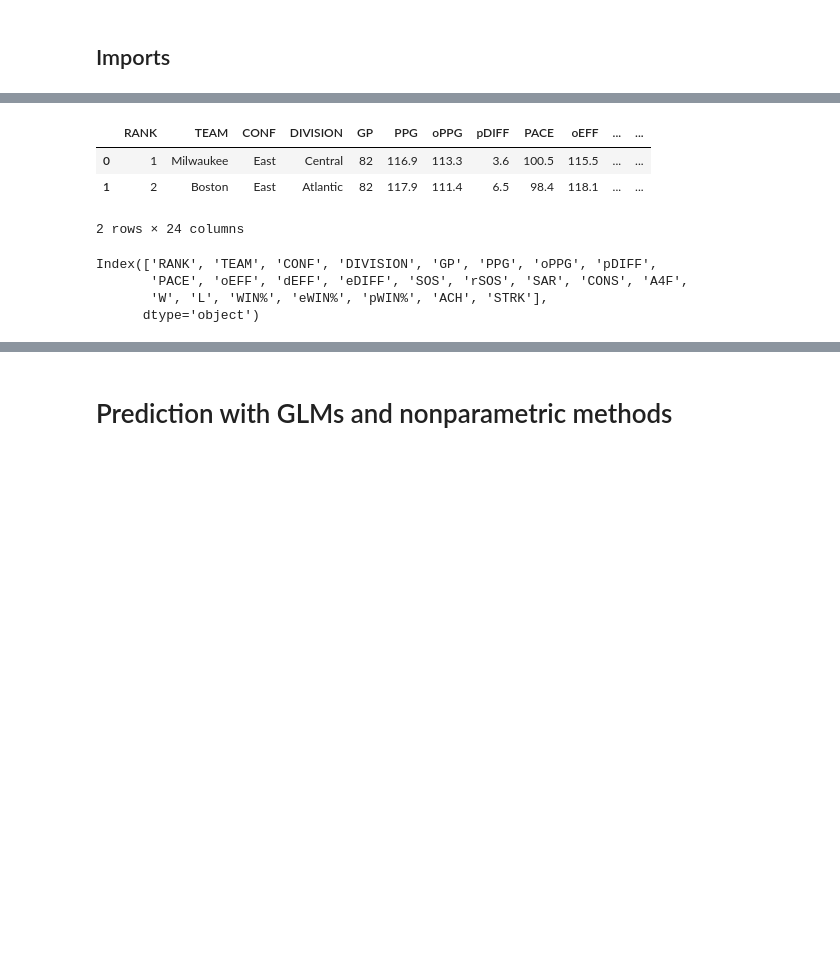
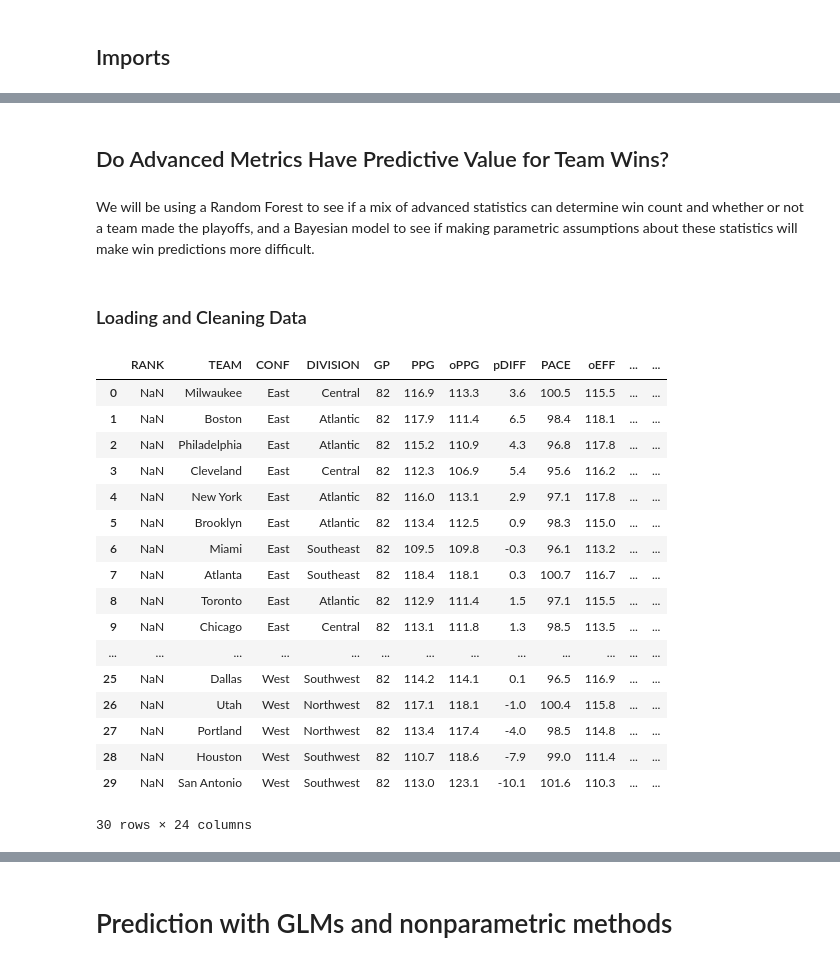
Before and after one commit to nickmelamed/nba_wins_predictions, a Jupyter notebook: Q2_main.ipynb, the cells around one changed output, grey strips where cells are left out. Saved outputs shown, nothing was run; the diff lists cells and outputs as text; code cells hidden in the pictures; blank space fills up the shorter version.

Commit message:
finished first training of random forest

```diff
--- a/Q2_main.ipynb
+++ b/Q2_main.ipynb
@@ -63,14 +20,28 @@ Index(['RANK', 'NAME', 'TEAM', 'POS', 'AGE', 'GP', 'MPG', 'USG%', 'TO%', 'FTA',
-# %%
-team_data.head(2)
-# %% [output]
-|  | RANK | TEAM | CONF | DIVISION | GP | PPG | oPPG | pDIFF | PACE | oEFF | ... | ... |
-| 0 | 1 | Milwaukee | East | Central | 82 | 116.9 | 113.3 | 3.6 | 100.5 | 115.5 | ... | ... |
-| 1 | 2 | Boston | East | Atlantic | 82 | 117.9 | 111.4 | 6.5 | 98.4 | 118.1 | ... | ... |
-2 rows × 24 columns
-# %%
-team_data.columns
-# %% [output]
-Index(['RANK', 'TEAM', 'CONF', 'DIVISION', 'GP', 'PPG', 'oPPG', 'pDIFF',
-       'PACE', 'oEFF', 'dEFF', 'eDIFF', 'SOS', 'rSOS', 'SAR', 'CONS', 'A4F',
-       'W', 'L', 'WIN%', 'eWIN%', 'pWIN%', 'ACH', 'STRK'],
-      dtype='object')
+# %% [markdown]
+## Do Advanced Metrics Have Predictive Value for Team Wins?
+# %% [markdown]
+We will be using a Random Forest to see if a mix of advanced statistics can determine win count and whether or not a team made the playoffs, and a Bayesian model to see if making parametric assumptions about these statistics will make win predictions more difficult.
+# %% [markdown]
+### Loading and Cleaning Data
+# %%
+team = pd.read_csv('./data/2023_teams.csv')
+team
+# %% [output]
+|  | RANK | TEAM | CONF | DIVISION | GP | PPG | oPPG | pDIFF | PACE | oEFF | ... | ... |
+| 0 | NaN | Milwaukee | East | Central | 82 | 116.9 | 113.3 | 3.6 | 100.5 | 115.5 | ... | ... |
+| 1 | NaN | Boston | East | Atlantic | 82 | 117.9 | 111.4 | 6.5 | 98.4 | 118.1 | ... | ... |
+| 2 | NaN | Philadelphia | East | Atlantic | 82 | 115.2 | 110.9 | 4.3 | 96.8 | 117.8 | ... | ... |
+| 3 | NaN | Cleveland | East | Central | 82 | 112.3 | 106.9 | 5.4 | 95.6 | 116.2 | ... | ... |
+| 4 | NaN | New York | East | Atlantic | 82 | 116.0 | 113.1 | 2.9 | 97.1 | 117.8 | ... | ... |
+| 5 | NaN | Brooklyn | East | Atlantic | 82 | 113.4 | 112.5 | 0.9 | 98.3 | 115.0 | ... | ... |
+| 6 | NaN | Miami | East | Southeast | 82 | 109.5 | 109.8 | -0.3 | 96.1 | 113.2 | ... | ... |
+| 7 | NaN | Atlanta | East | Southeast | 82 | 118.4 | 118.1 | 0.3 | 100.7 | 116.7 | ... | ... |
+| 8 | NaN | Toronto | East | Atlantic | 82 | 112.9 | 111.4 | 1.5 | 97.1 | 115.5 | ... | ... |
+| 9 | NaN | Chicago | East | Central | 82 | 113.1 | 111.8 | 1.3 | 98.5 | 113.5 | ... | ... |
+| ... | ... | ... | ... | ... | ... | ... | ... | ... | ... | ... | ... | ... |
+| 25 | NaN | Dallas | West | Southwest | 82 | 114.2 | 114.1 | 0.1 | 96.5 | 116.9 | ... | ... |
+| 26 | NaN | Utah | West | Northwest | 82 | 117.1 | 118.1 | -1.0 | 100.4 | 115.8 | ... | ... |
+| 27 | NaN | Portland | West | Northwest | 82 | 113.4 | 117.4 | -4.0 | 98.5 | 114.8 | ... | ... |
+| 28 | NaN | Houston | West | Southwest | 82 | 110.7 | 118.6 | -7.9 | 99.0 | 111.4 | ... | ... |
+| 29 | NaN | San Antonio | West | Southwest | 82 | 113.0 | 123.1 | -10.1 | 101.6 | 110.3 | ... | ... |
+30 rows × 24 columns
```
Also changed, not shown: parts of 52 cells of this notebook.
